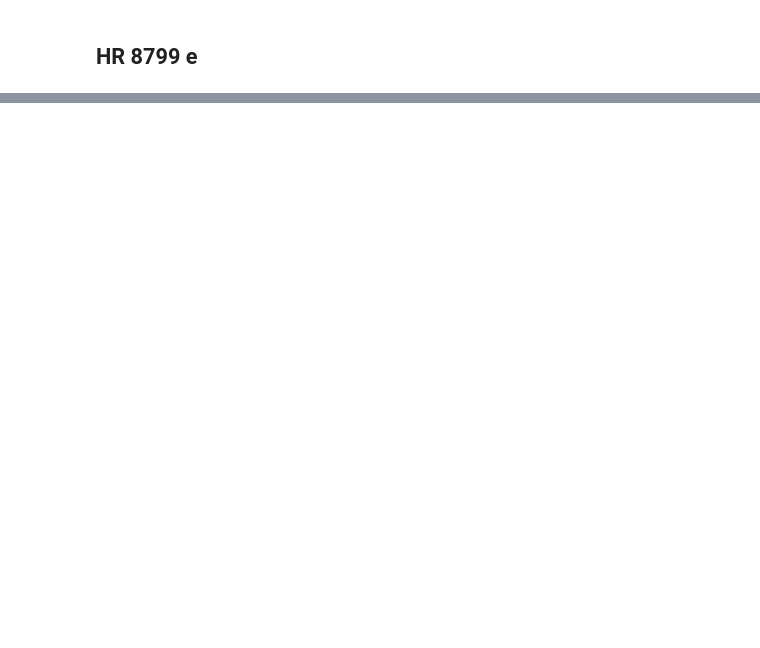
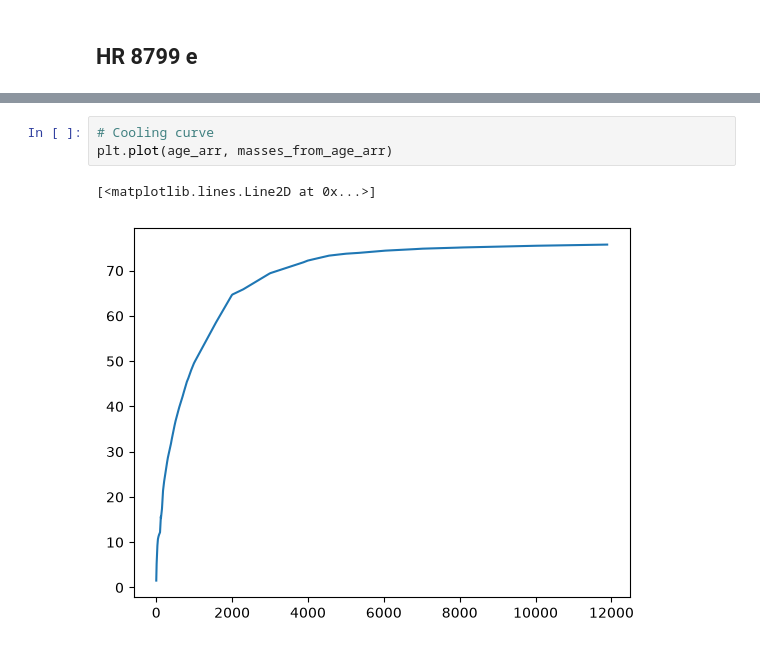
Before and after one commit to h0sh1z0ra/masses_to_ages, a Jupyter notebook: age_to_mass.ipynb, the cells around one changed output, grey strips where cells are left out. Cells and saved outputs as stored; diff of their text form; blank space fills up the shorter version.

```diff
--- a/age_to_mass.ipynb
+++ b/age_to_mass.ipynb
@@ -305,0 +315,6 @@ plt.show()
+# %%
+# Cooling curve
+plt.plot(age_arr, masses_from_age_arr)
+# %% [output]
+[<matplotlib.lines.Line2D at 0x...>]
+[figure, added]
```
Also changed, not shown: parts of 3 cells of this notebook.
